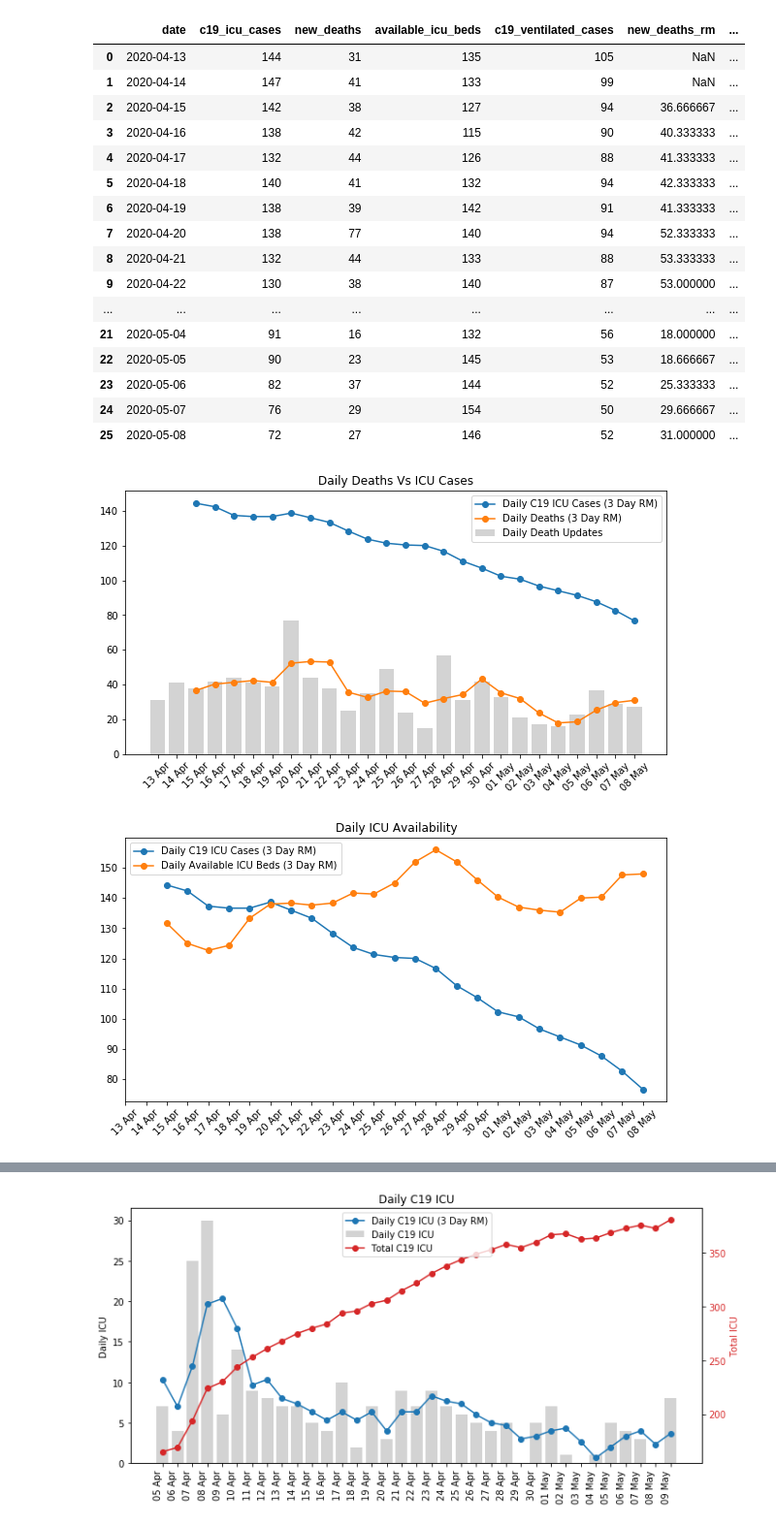
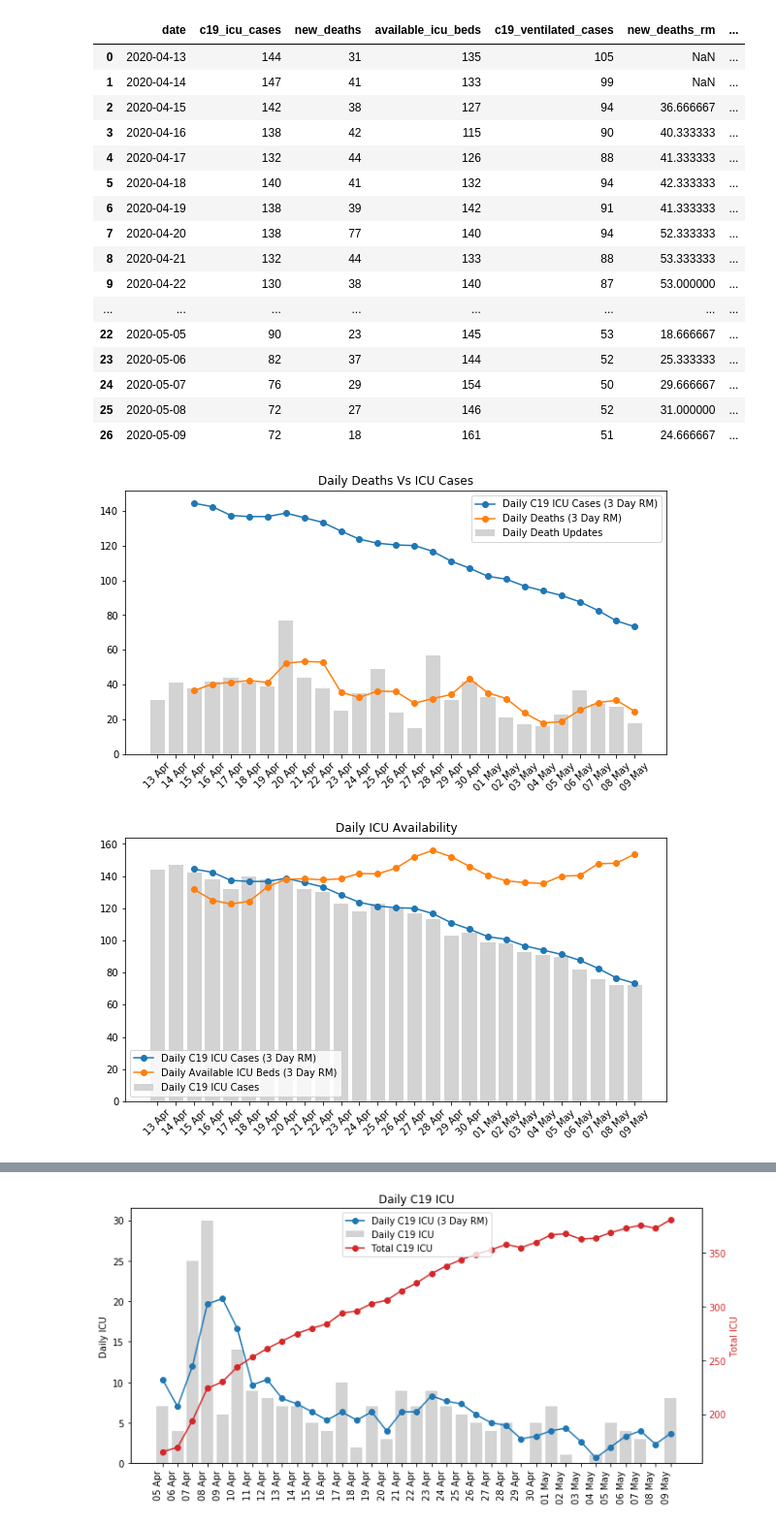
Before and after one commit to davidrelihan/ireland_covid19_analysis, a Jupyter notebook: ireland_c19_analysis.ipynb, the cells around one changed output, grey strips where cells are left out. Shown at 97% size. Drawn from its saved outputs; the diff is of its cells as text; code cells hidden in the pictures.

```diff
--- a/ireland_c19_analysis.ipynb
+++ b/ireland_c19_analysis.ipynb
@@ -12,7 +12,7 @@ df["c19_icu_cases_rm"] = df["c19_icu_cases"].rolling(3).mean()
 df["c19_ventilated_cases_rm"] = df["c19_ventilated_cases"].rolling(3).mean()
 df["available_icu_beds_rm"] = df["available_icu_beds"].rolling(3).mean()
 
-df = df[0:26]
+#df = df[0:26]
 df
 # %% [output]
 |  | date | c19_icu_cases | new_deaths | available_icu_beds | c19_ventilated_cases | new_deaths_rm | ... |
@@ -27,11 +27,11 @@ df
 | 8 | 2020-04-21 | 132 | 44 | 133 | 88 | 53.333333 | ... |
 | 9 | 2020-04-22 | 130 | 38 | 140 | 87 | 53.000000 | ... |
 | ... | ... | ... | ... | ... | ... | ... | ... |
-| 21 | 2020-05-04 | 91 | 16 | 132 | 56 | 18.000000 | ... |
 | 22 | 2020-05-05 | 90 | 23 | 145 | 53 | 18.666667 | ... |
 | 23 | 2020-05-06 | 82 | 37 | 144 | 52 | 25.333333 | ... |
 | 24 | 2020-05-07 | 76 | 29 | 154 | 50 | 29.666667 | ... |
 | 25 | 2020-05-08 | 72 | 27 | 146 | 52 | 31.000000 | ... |
+| 26 | 2020-05-09 | 72 | 18 | 161 | 51 | 24.666667 | ... |
 # %%
 # ICU Cases vs Deaths
 x = df['date']
@@ -49,24 +49,24 @@ plt.minorticks_off()
 plt.savefig("output/daily_deaths_vs_icu.png")
 plt.show()
 # %% [output]
-[figure, old version]
+[figure, new version]
 # %%
 # ICU Availability
 fig,ax = plt.subplots()
 plt.title("Daily ICU Availability")
-#plt.bar(x, df['c19_icu_cases'], label="Daily C19 ICU Cases")
+plt.bar(x, df['c19_icu_cases'], label="Daily C19 ICU Cases", color="lightgrey")
 plt.plot(x, df['c19_icu_cases_rm'], label="Daily C19 ICU Cases (3 Day RM)",  marker='o')
 plt.plot(x, df['available_icu_beds_rm'], label='Daily Available ICU Beds (3 Day RM)', marker='o')
 monthyearFmt = mdates.DateFormatter('%d %b')
 ax.xaxis.set_major_formatter(monthyearFmt)
 ax.set_xticks(x)
 plt.xticks(rotation=45)
 plt.legend()
 plt.minorticks_off()
 plt.savefig("output/daily_icu_avail.png")
 plt.show()
 # %% [output]
-[figure, old version]
+[figure, new version]
 # %%
 # ICU Cases Vs Ventilation Case
 fig,ax = plt.subplots()
```
Also changed, not shown: parts of 1 cell of this notebook.
